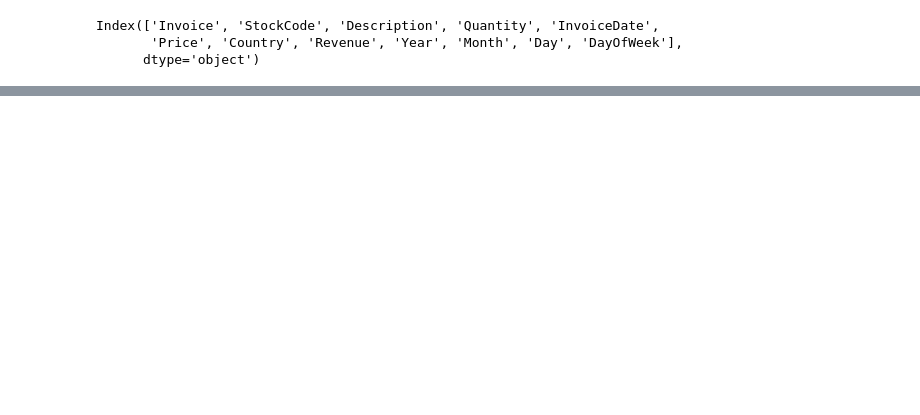
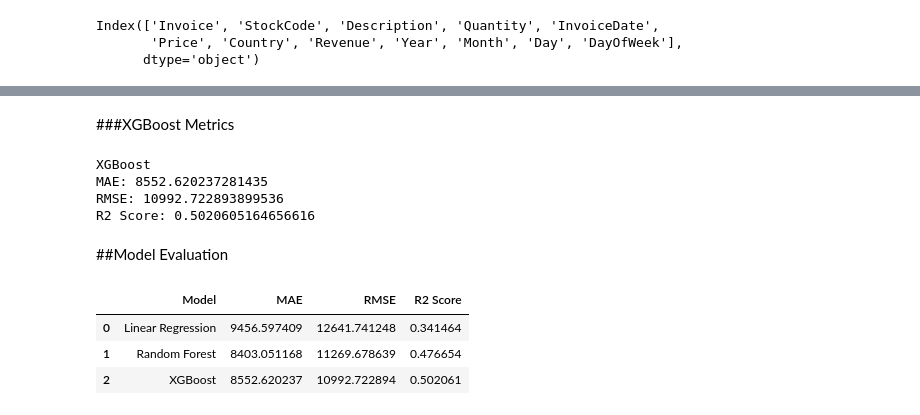
Before and after one commit to coder-priyanka01/Retail-Demand-Forecasting-Project, a Jupyter notebook: AI_Driven_Demand_Forecasting_&_Inventory_Optimization_System.ipynb, the cells around one changed output, grey strips where cells are left out. Cells and saved outputs as stored; diff of their text form; code cells hidden in the pictures; blank space fills up the shorter version.

```diff
--- a/AI_Driven_Demand_Forecasting_&_Inventory_Optimization_System.ipynb
+++ b/AI_Driven_Demand_Forecasting_&_Inventory_Optimization_System.ipynb
@@ -391,0 +456,10 @@ plt.show()
+# %%
+xgb_model = XGBRegressor(
+    objective="reg:squarederror",
+    n_estimators=100,
+    learning_rate=0.1,
+    max_depth=5,
+    random_state=42
+)
+# %%
+xgb_model.fit(X_train, y_train)
@@ -391,0 +478,43 @@ plt.show()
+# %%
+xgb_pred = xgb_model.predict(X_test)
+# %% [markdown]
+###XGBoost Metrics
+# %%
+xgb_mae = mean_absolute_error(y_test, xgb_pred)
+
+xgb_rmse = np.sqrt(mean_squared_error(y_test, xgb_pred))
+
+xgb_r2 = r2_score(y_test, xgb_pred)
+
+print("\nXGBoost")
+
+print("MAE:", xgb_mae)
+
+print("RMSE:", xgb_rmse)
+
+print("R2 Score:", xgb_r2)
+# %% [output]
+XGBoost
+MAE: 8552.620237281435
+RMSE: 10992.722893899536
+R2 Score: 0.5020605164656616
+# %% [markdown]
+##Model Evaluation
+# %%
+results = pd.DataFrame({
+
+    "Model": ["Linear Regression", "Random Forest", "XGBoost"],
+
+    "MAE": [lr_mae, rf_mae, xgb_mae],
+
+    "RMSE": [lr_rmse, rf_rmse, xgb_rmse],
+
+    "R2 Score": [lr_r2, rf_r2, xgb_r2]
+})
+
+results
+# %% [output]
+|  | Model | MAE | RMSE | R2 Score |
+| 0 | Linear Regression | 9456.597409 | 12641.741248 | 0.341464 |
+| 1 | Random Forest | 8403.051168 | 11269.678639 | 0.476654 |
+| 2 | XGBoost | 8552.620237 | 10992.722894 | 0.502061 |
```
Also changed, not shown: parts of 55 cells of this notebook.
